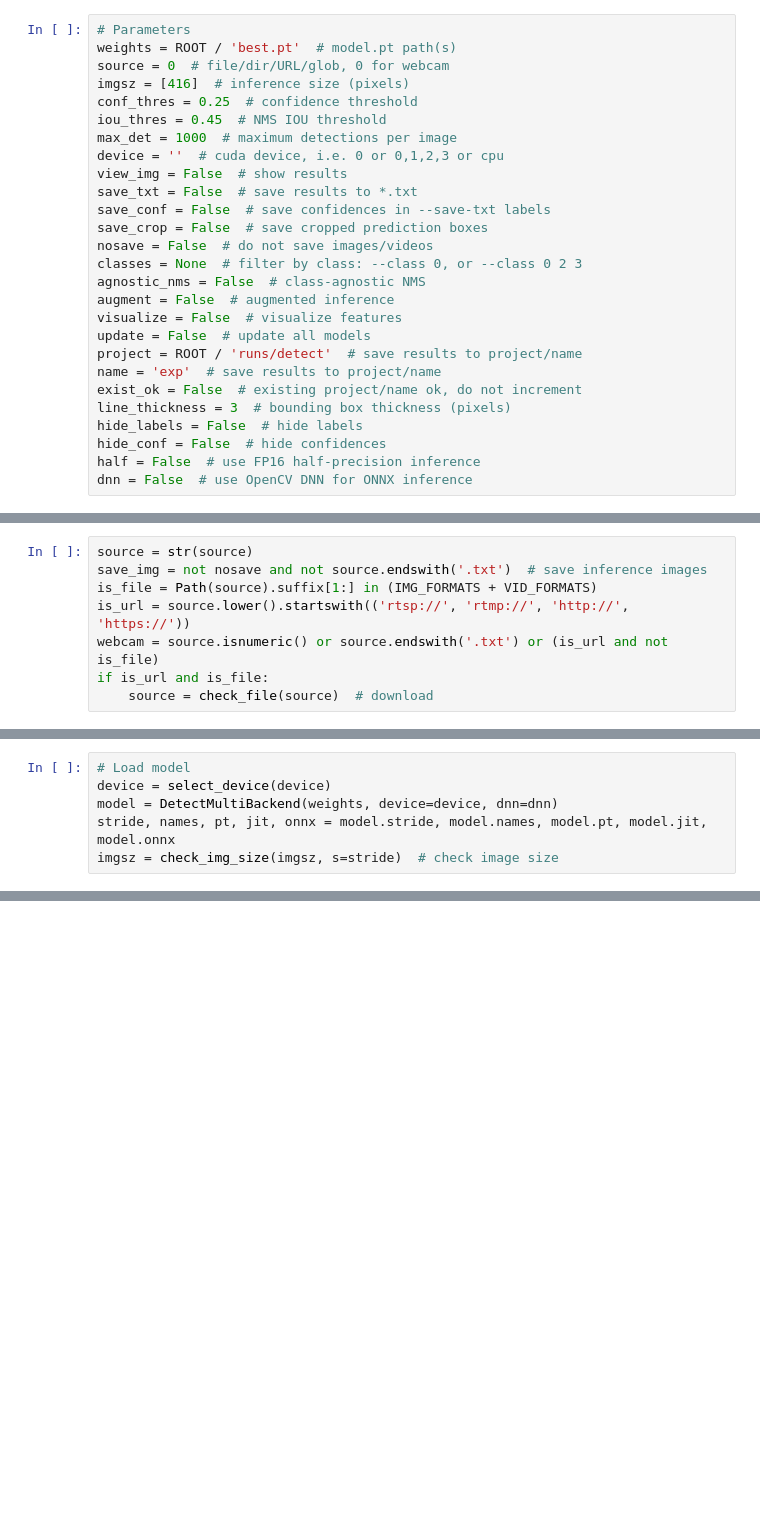
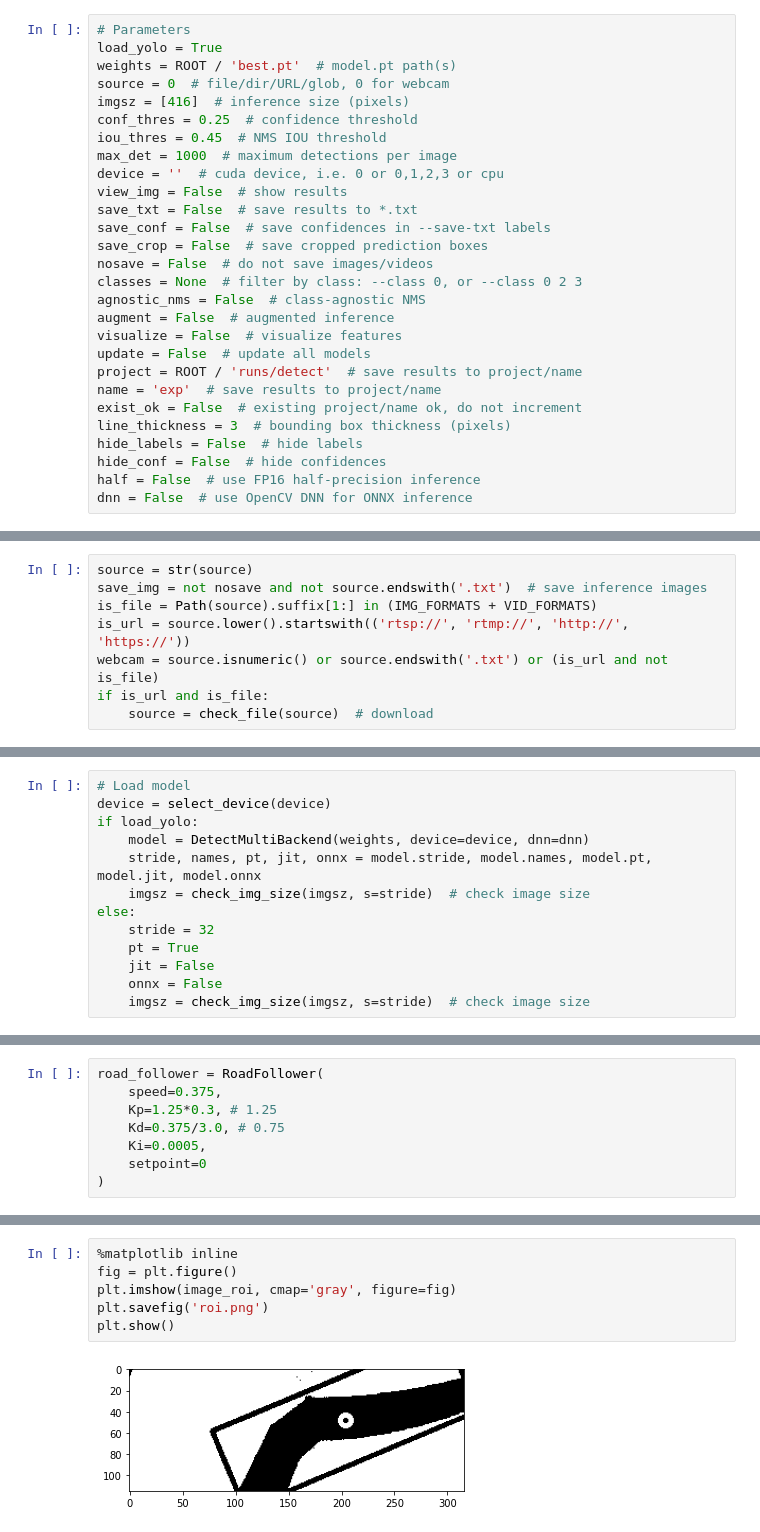
Before and after one commit to RodrigoAk/yolov5, a Jupyter notebook: testing.ipynb, the cells around one changed output, grey strips where cells are left out. Saved outputs shown, nothing was run; the diff lists cells and outputs as text; blank space fills up the shorter version.

```diff
--- a/testing.ipynb
+++ b/testing.ipynb
@@ -158,5 +40,6 @@ class RoadFollower:
 # %%
 # Parameters
+load_yolo = True
 weights = ROOT / 'best.pt'  # model.pt path(s)
 source = 0  # file/dir/URL/glob, 0 for webcam
 imgsz = [416]  # inference size (pixels)
@@ -203,7 +86,14 @@ save_dir = increment_path(Path(project) / name, exist_ok=exist_ok)  # increment
 # %%
 # Load model
 device = select_device(device)
-model = DetectMultiBackend(weights, device=device, dnn=dnn)
-stride, names, pt, jit, onnx = model.stride, model.names, model.pt, model.jit, model.onnx
-imgsz = check_img_size(imgsz, s=stride)  # check image size
+if load_yolo:
+    model = DetectMultiBackend(weights, device=device, dnn=dnn)
+    stride, names, pt, jit, onnx = model.stride, model.names, model.pt, model.jit, model.onnx
+    imgsz = check_img_size(imgsz, s=stride)  # check image size
+else:
+    stride = 32
+    pt = True
+    jit = False
+    onnx = False
+    imgsz = check_img_size(imgsz, s=stride)  # check image size
 # %% [output]
@@ -245,3 +117,11 @@ FloatSlider(value=0.0, description='steering bias', max=0.3, min=-0.3, step=0.01
+# %%
+road_follower = RoadFollower(
+    speed=0.375,
+    Kp=1.25*0.3, # 1.25
+    Kd=0.375/3.0, # 0.75
+    Ki=0.0005,
+    setpoint=0
+)
 # %%
 road_follower.display_monitor_sliders()
 # %% [output]
@@ -297,0 +257,8 @@ cv2.destroyAllWindows()
+# %%
+%matplotlib inline
+fig = plt.figure()
+plt.imshow(image_roi, cmap='gray', figure=fig)
+plt.savefig('roi.png')
+plt.show()
+# %% [output]
+[figure, added]
```
Also changed, not shown: parts of 44 cells of this notebook, 2 other files.
